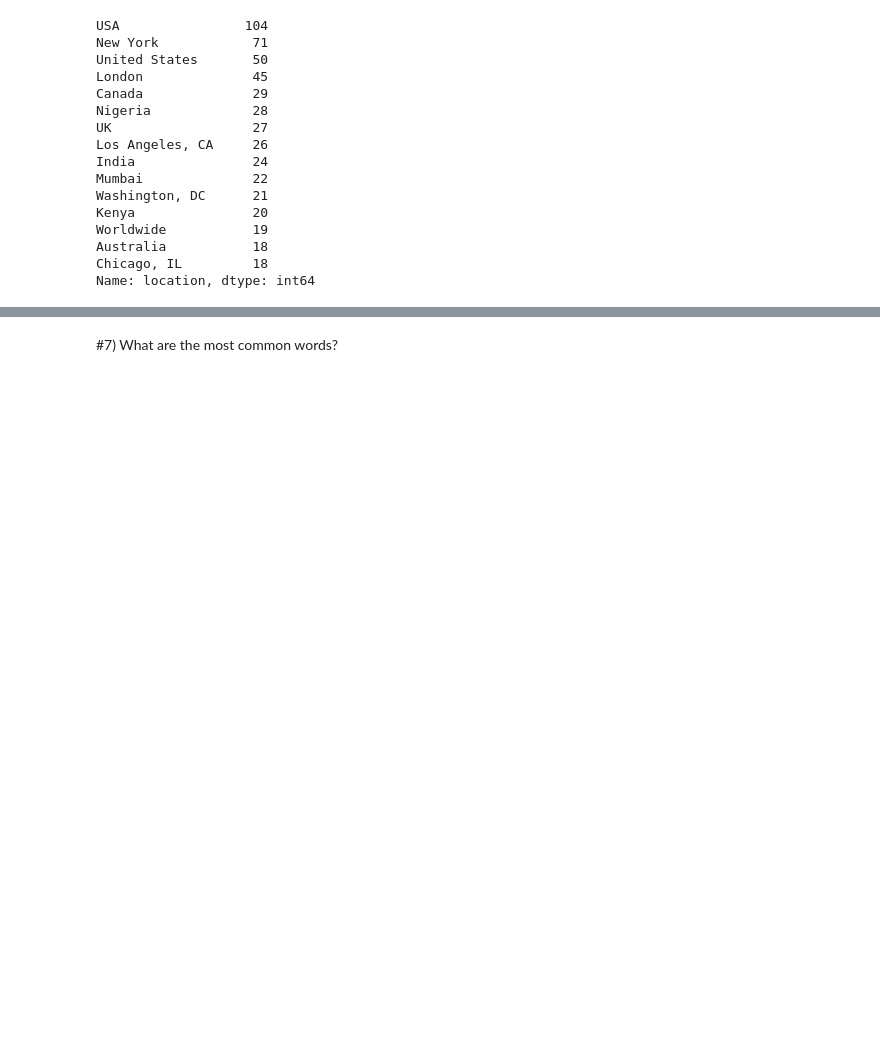
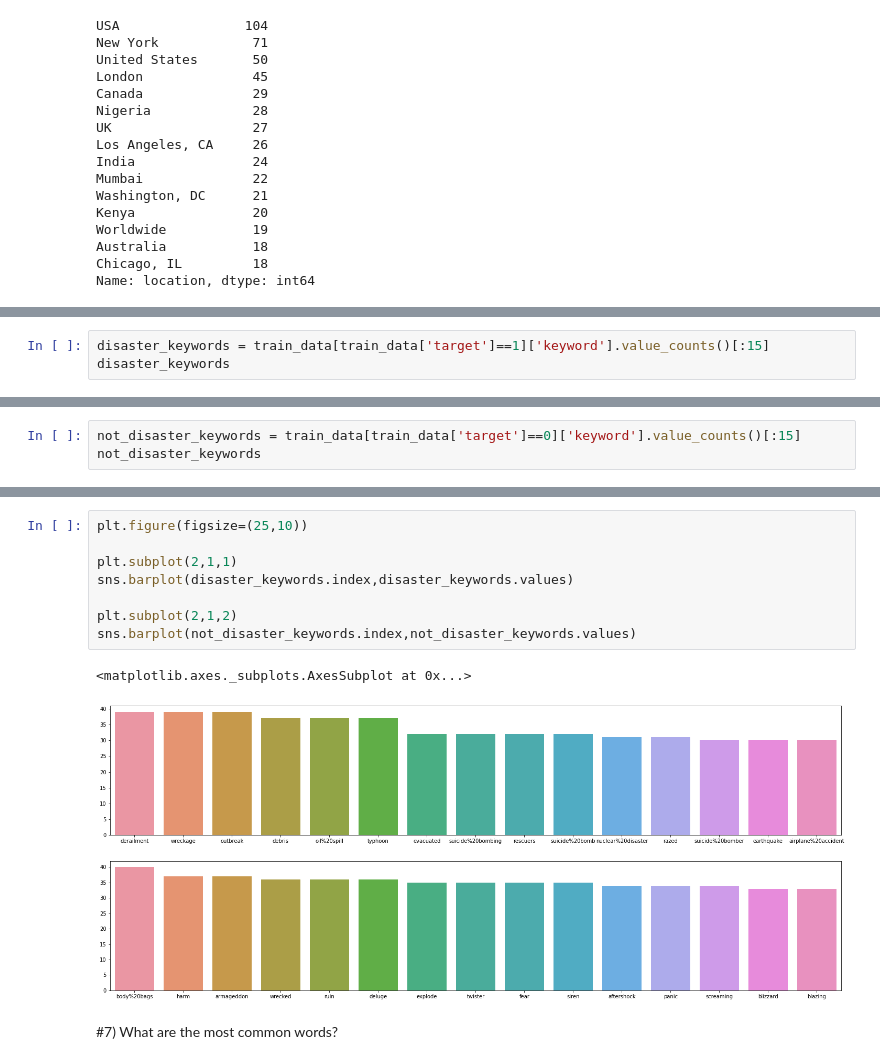
Before and after one commit to Ahmed-Shatla/Predicting-disaster-tweets-using-LSTM, a Jupyter notebook: AMIT_PROJECT.ipynb, the cells around one changed output, grey strips where cells are left out. Saved outputs shown, nothing was run; the diff lists cells and outputs as text; blank space fills up the shorter version.

```diff
--- a/AMIT_PROJECT.ipynb
+++ b/AMIT_PROJECT.ipynb
@@ -137,0 +123,3 @@ Name: keyword, dtype: int64
+# %%
+disaster_keywords = train_data[train_data['target']==1]['keyword'].value_counts()[:15]
+disaster_keywords
@@ -137,0 +143,3 @@ Name: keyword, dtype: int64
+# %%
+not_disaster_keywords = train_data[train_data['target']==0]['keyword'].value_counts()[:15]
+not_disaster_keywords
@@ -138,3 +163,14 @@ Name: keyword, dtype: int64
+# %%
+plt.figure(figsize=(25,10))
+
+plt.subplot(2,1,1)
+sns.barplot(disaster_keywords.index,disaster_keywords.values)
+
+plt.subplot(2,1,2)
+sns.barplot(not_disaster_keywords.index,not_disaster_keywords.values)
+# %% [output]
+<matplotlib.axes._subplots.AxesSubplot at 0x...>
+[figure, added]
 # %% [markdown]
 #7) What are the most common words?
 # %% [markdown]
```
Also changed, not shown: parts of 25 cells of this notebook.
